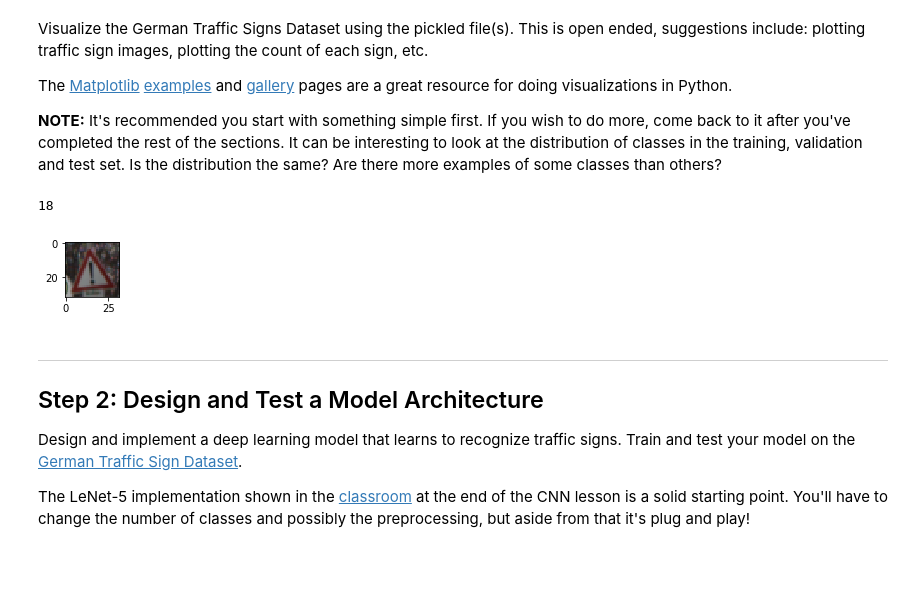
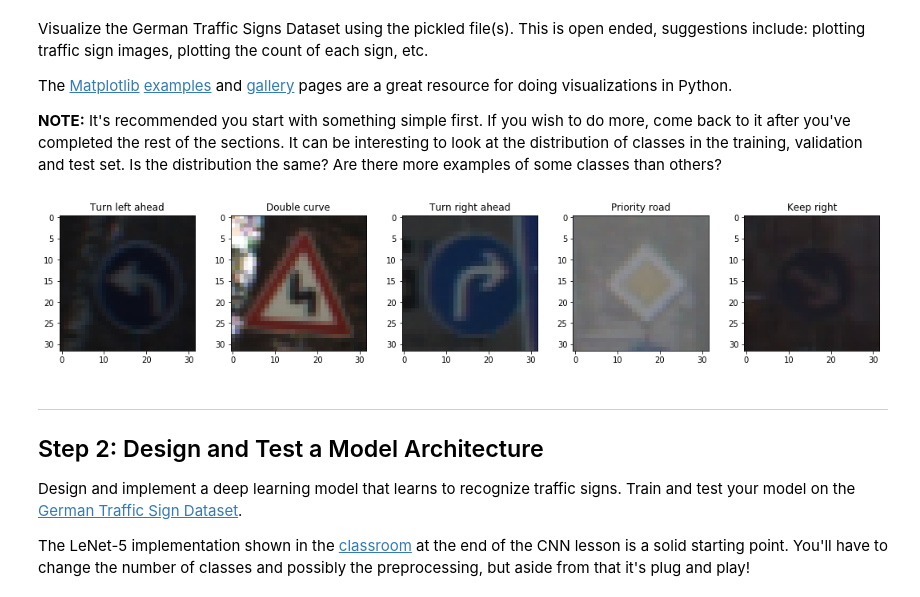
Before and after one commit to pionoor/CarND-Traffic-Sign-Classifier-P2, a Jupyter notebook: Traffic_Sign_Classifier.ipynb, the cells around one changed output. Drawn from its saved outputs; the diff is of its cells as text; code cells hidden in the pictures; blank space fills up the shorter version.

```diff
--- a/Traffic_Sign_Classifier.ipynb
+++ b/Traffic_Sign_Classifier.ipynb
@@ -95,21 +95,32 @@ The [Matplotlib](http://matplotlib.org/) [examples](http://matplotlib.org/exampl
 # %%
 ### Data exploration visualization code goes here.
 ### Feel free to use as many code cells as needed.
 import matplotlib.pyplot as plt
+from numpy import loadtxt
 import random
+import csv
+
+#read ids, and labels from csv file into a dictionary
+reader = csv.reader(open('signnames.csv', 'r'))
+id2name = {}
+for row in reader:
+    k, v = row
+    id2name[k] = v
 
 # Visualizations will be shown in the notebook.
 %matplotlib inline
 
-index = random.randint(0, len(X_train))
-image = X_train[index].squeeze()
 
-plt.figure(figsize=(1,1))
-plt.imshow(image)
-print(y_train[index])
+fig, axarr = plt.subplots(1, 5, figsize=(15,15))
+fig.tight_layout()
+for i in range(5):
+    index = random.randint(0, len(X_train))
+    image = X_train[index].squeeze()
+    image_name = id2name[str(y_train[index])]
+    axarr[i].set_title(image_name)
+    axarr[i].imshow(image)
 # %% [output]
-18
-[figure, old version]
+[figure, new version]
 # %% [markdown]
 ----
 
```
Also changed, not shown: parts of 4 cells of this notebook.
